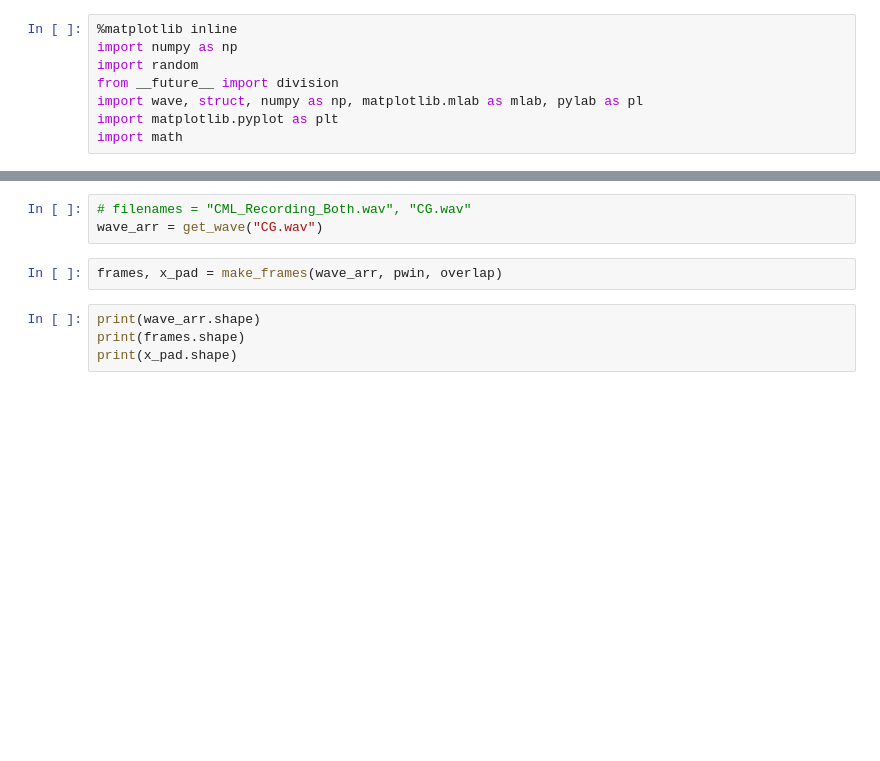
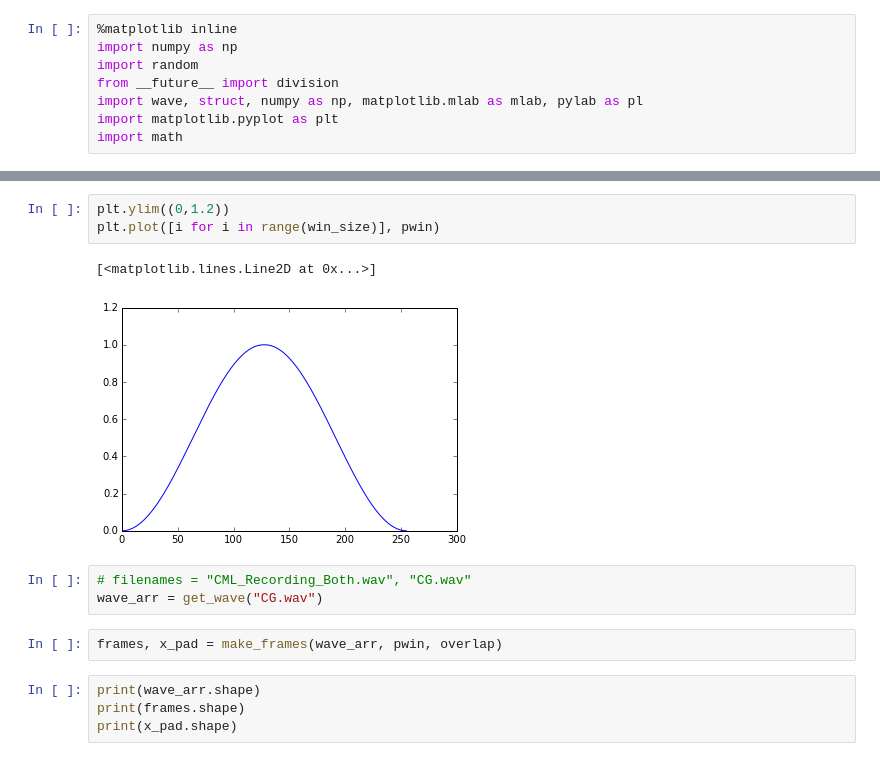
Before and after one commit to aartibagul/Source-Separation, a Jupyter notebook: stft_tests.ipynb, the cells around one changed output, grey strips where cells are left out. Drawn from its saved outputs; the diff is of its cells as text; blank space fills up the shorter version.

```diff
--- a/stft_tests.ipynb
+++ b/stft_tests.ipynb
@@ -114,3 +163,9 @@ plt.plot([i for i in range(win_size)], win, [i for i in range(win_size)], pwin)
+# %%
+plt.ylim((0,1.2))
+plt.plot([i for i in range(win_size)], pwin)
+# %% [output]
+[<matplotlib.lines.Line2D at 0x...>]
+[figure, added]
 # %%
 # filenames = "CML_Recording_Both.wav", "CG.wav"
 wave_arr = get_wave("CG.wav")
```
Also changed, not shown: parts of 8 cells of this notebook, 1 other file.
